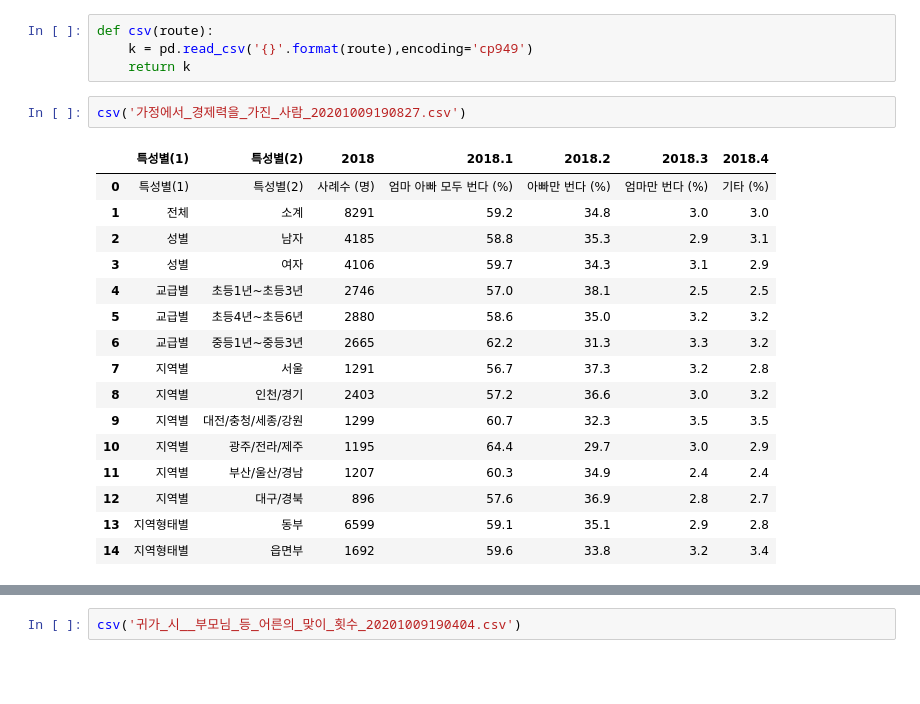
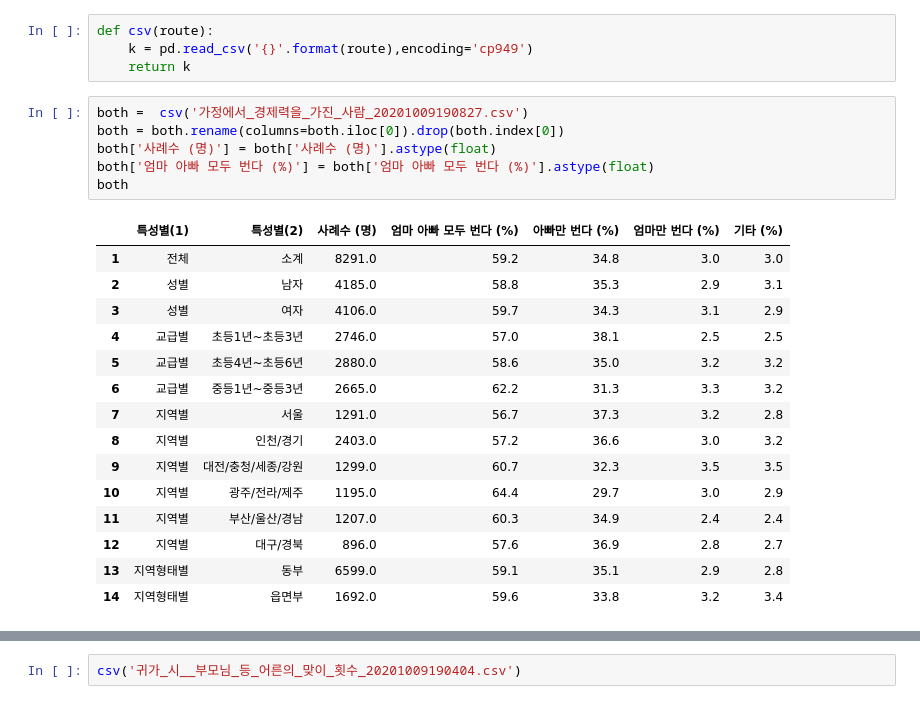
Before and after one commit to gyuholee94/seoul_contest, a Jupyter notebook: 아동 분석_작업중/Untitled.ipynb, the cells around one changed output, grey strips where cells are left out. Cells and saved outputs as stored; diff of their text form; blank space fills up the shorter version.

```diff
--- a/아동 분석_작업중/Untitled.ipynb
+++ b/아동 분석_작업중/Untitled.ipynb
@@ -39,22 +39,25 @@ def prep(name):
 def csv(route):
     k = pd.read_csv('{}'.format(route),encoding='cp949')
     return k
-# %%
-csv('가정에서_경제력을_가진_사람_20201009190827.csv')
-# %% [output]
-|  | 특성별(1) | 특성별(2) | 2018 | 2018.1 | 2018.2 | 2018.3 | 2018.4 |
-| 0 | 특성별(1) | 특성별(2) | 사례수 (명) | 엄마 아빠 모두 번다 (%) | 아빠만 번다 (%) | 엄마만 번다 (%) | 기타 (%) |
-| 1 | 전체 | 소계 | 8291 | 59.2 | 34.8 | 3.0 | 3.0 |
-| 2 | 성별 | 남자 | 4185 | 58.8 | 35.3 | 2.9 | 3.1 |
-| 3 | 성별 | 여자 | 4106 | 59.7 | 34.3 | 3.1 | 2.9 |
-| 4 | 교급별 | 초등1년~초등3년 | 2746 | 57.0 | 38.1 | 2.5 | 2.5 |
-| 5 | 교급별 | 초등4년~초등6년 | 2880 | 58.6 | 35.0 | 3.2 | 3.2 |
-| 6 | 교급별 | 중등1년~중등3년 | 2665 | 62.2 | 31.3 | 3.3 | 3.2 |
-| 7 | 지역별 | 서울 | 1291 | 56.7 | 37.3 | 3.2 | 2.8 |
-| 8 | 지역별 | 인천/경기 | 2403 | 57.2 | 36.6 | 3.0 | 3.2 |
-| 9 | 지역별 | 대전/충청/세종/강원 | 1299 | 60.7 | 32.3 | 3.5 | 3.5 |
-| 10 | 지역별 | 광주/전라/제주 | 1195 | 64.4 | 29.7 | 3.0 | 2.9 |
-| 11 | 지역별 | 부산/울산/경남 | 1207 | 60.3 | 34.9 | 2.4 | 2.4 |
-| 12 | 지역별 | 대구/경북 | 896 | 57.6 | 36.9 | 2.8 | 2.7 |
-| 13 | 지역형태별 | 동부 | 6599 | 59.1 | 35.1 | 2.9 | 2.8 |
-| 14 | 지역형태별 | 읍면부 | 1692 | 59.6 | 33.8 | 3.2 | 3.4 |
+# %%
+both =  csv('가정에서_경제력을_가진_사람_20201009190827.csv')
+both = both.rename(columns=both.iloc[0]).drop(both.index[0])
+both['사례수 (명)'] = both['사례수 (명)'].astype(float)
+both['엄마 아빠 모두 번다 (%)'] = both['엄마 아빠 모두 번다 (%)'].astype(float)
+both
+# %% [output]
+|  | 특성별(1) | 특성별(2) | 사례수 (명) | 엄마 아빠 모두 번다 (%) | 아빠만 번다 (%) | 엄마만 번다 (%) | 기타 (%) |
+| 1 | 전체 | 소계 | 8291.0 | 59.2 | 34.8 | 3.0 | 3.0 |
+| 2 | 성별 | 남자 | 4185.0 | 58.8 | 35.3 | 2.9 | 3.1 |
+| 3 | 성별 | 여자 | 4106.0 | 59.7 | 34.3 | 3.1 | 2.9 |
+| 4 | 교급별 | 초등1년~초등3년 | 2746.0 | 57.0 | 38.1 | 2.5 | 2.5 |
+| 5 | 교급별 | 초등4년~초등6년 | 2880.0 | 58.6 | 35.0 | 3.2 | 3.2 |
+| 6 | 교급별 | 중등1년~중등3년 | 2665.0 | 62.2 | 31.3 | 3.3 | 3.2 |
+| 7 | 지역별 | 서울 | 1291.0 | 56.7 | 37.3 | 3.2 | 2.8 |
+| 8 | 지역별 | 인천/경기 | 2403.0 | 57.2 | 36.6 | 3.0 | 3.2 |
+| 9 | 지역별 | 대전/충청/세종/강원 | 1299.0 | 60.7 | 32.3 | 3.5 | 3.5 |
+| 10 | 지역별 | 광주/전라/제주 | 1195.0 | 64.4 | 29.7 | 3.0 | 2.9 |
+| 11 | 지역별 | 부산/울산/경남 | 1207.0 | 60.3 | 34.9 | 2.4 | 2.4 |
+| 12 | 지역별 | 대구/경북 | 896.0 | 57.6 | 36.9 | 2.8 | 2.7 |
+| 13 | 지역형태별 | 동부 | 6599.0 | 59.1 | 35.1 | 2.9 | 2.8 |
+| 14 | 지역형태별 | 읍면부 | 1692.0 | 59.6 | 33.8 | 3.2 | 3.4 |
```
Also changed, not shown: parts of 11 cells of this notebook, 1 other file.
